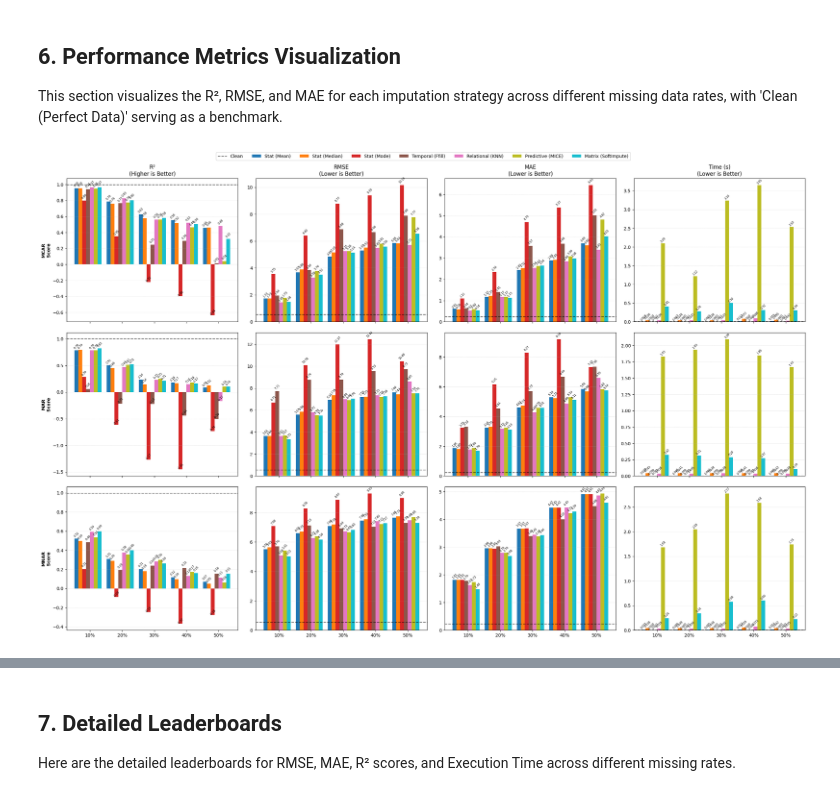
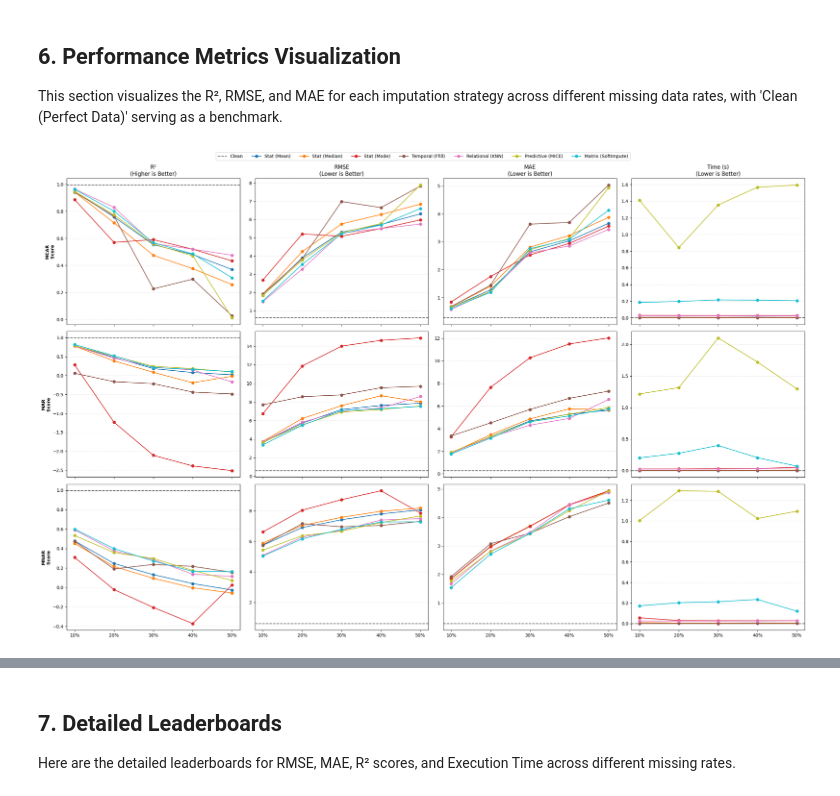
Before and after one commit to CarisR/CarisR, a Jupyter notebook: IoT_Sensor_Imputation_Benchmarking_2026.ipynb, the cells around one changed output, grey strips where cells are left out. Cells and saved outputs as stored; diff of their text form; code cells hidden in the pictures.

Commit message:
Fix the error and add some features - Fix the error in the benchmarking engine which cheat the Mean imputation strategy - Add a heat-map result display - Modify the bar-plot into slope-plot

```diff
--- a/IoT_Sensor_Imputation_Benchmarking_2026.ipynb
+++ b/IoT_Sensor_Imputation_Benchmarking_2026.ipynb
@@ -392,58 +406,39 @@ plot_df = results_df[results_df['Strategy'] != 'Corrupted (Unrepaired)']
 missing_types = plot_df['Type'].unique()
 metrics = ['R²', 'RMSE', 'MAE', 'Time (s)']
 strategies = [s for s in plot_df['Strategy'].unique() if s != 'Clean (Perfect Data)']
 
 fig, axes = plt.subplots(len(missing_types), len(metrics), figsize=(24, 15), sharex=True)
 colors = plt.cm.tab10(np.linspace(0, 1, len(strategies)))
 
 for row, m_type in enumerate(missing_types):
     type_df = plot_df[plot_df['Type'] == m_type]
-    rates = sorted(type_df['Rate'].unique())
-    x = np.arange(len(rates))
-    width = 0.12
+    rates_str = sorted(type_df['Rate'].unique())
+    rates_num = [int(r.replace('%', '')) for r in rates_str] # Convert rates to numeric for x-axis
 
     for col, metric in enumerate(metrics):
         ax = axes[row, col]
 
         # Plot Benchmark Line
         clean_val = plot_df[plot_df['Strategy'] == 'Clean (Perfect Data)'][metric].iloc[0]
         ax.axhline(y=clean_val, color='black', linestyle='--', alpha=0.6, label='Clean')
 
-        # Plot Strategy Bars
+        # Plot Strategy Lines (slope trend)
         for i, strategy in enumerate(strategies):
             strat_data = type_df[type_df['Strategy'] == strategy]
-            # Ensure rates match
-            vals = [strat_data[strat_data['Rate'] == r][metric].values[0] for r in rates]
-            bars = ax.bar(x + (i - len(strategies)/2) * width, vals, width, label=strategy, color=colors[i])
-
-            # Add value labels on top of bars
-            for bar, val in zip(bars, vals):
-                # Adjust label positioning based on metric type
-                if metric == 'R²':
-                    label_y_offset = 0.01 if val > 0 else -0.01
-                    format_str = '{:.2f}'
-                elif metric == 'Time (s)':
-                    label_y_offset = 0.005 # Small offset for time
-                    format_str = '{:.3f}' if val < 0.1 else '{:.2f}'
-                else: # RMSE, MAE
-                    label_y_offset = 0.01 * bar.get_height() if bar.get_height() > 0.1 else 0.01
-                    format_str = '{:.2f}'
-
-                ax.text(bar.get_x() + bar.get_width() / 2,
-                        bar.get_height() + label_y_offset,
-                        format_str.format(val),
-                        ha='center', va='bottom', fontsize=6, rotation=45)
+            # Ensure rates match and get values
+            vals = [strat_data[strat_data['Rate'] == r][metric].values[0] for r in rates_str]
+            ax.plot(rates_num, vals, marker='o', linestyle='-', label=strategy, color=colors[i])
 
         if row == 0: ax.set_title(f"{metric}\n(Higher is Better)" if metric == 'R²' else f"{metric}\n(Lower is Better)")
         if col == 0: ax.set_ylabel(f"{m_type}\nScore", fontweight='bold')
-        ax.set_xticks(x)
-        ax.set_xticklabels(rates)
+        ax.set_xticks(rates_num)
+        ax.set_xticklabels(rates_str)
         ax.grid(axis='y', linestyle=':', alpha=0.5)
 
 # Single legend for the whole figure
 handles, labels = axes[0,0].get_legend_handles_labels()
 fig.legend(handles, labels, loc='upper center', bbox_to_anchor=(0.5, 1.02), ncol=len(strategies)+1)
 plt.tight_layout()
 plt.show()
 # %% [output]
-[figure, old version]
+[figure, new version]
```
Also changed, not shown: parts of 4 cells of this notebook.
